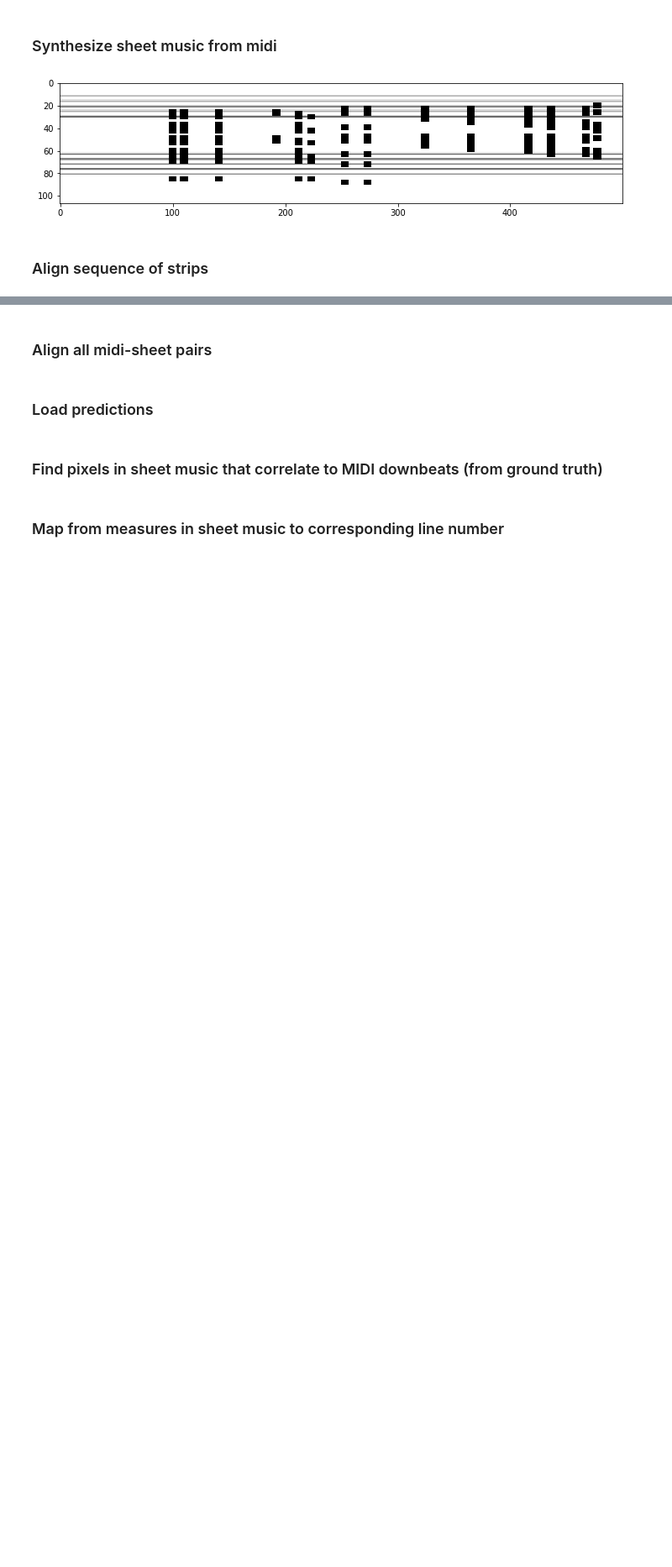
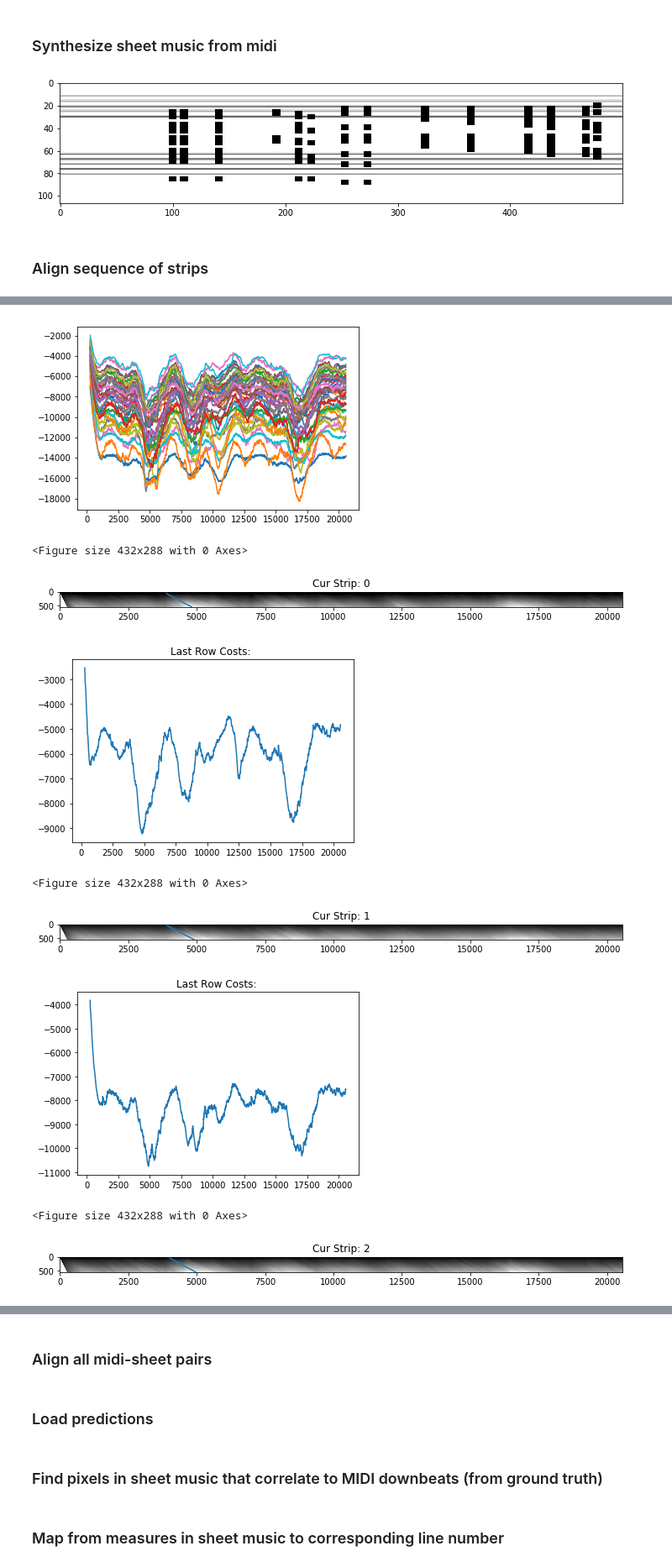
Before and after one commit to nupurb/MIR_Fall2018_Chris_Nupur, a Jupyter notebook: SheetMidiSync/02_SheetMidiSync.ipynb, the cells around one changed output, grey strips where cells are left out. Shown at 84% size. Drawn from its saved outputs; the diff is of its cells as text; code cells hidden in the pictures; blank space fills up the shorter version.

```diff
--- a/SheetMidiSync/02_SheetMidiSync.ipynb
+++ b/SheetMidiSync/02_SheetMidiSync.ipynb
@@ -417,0 +437,26 @@ Cost Block After:  [[-0. -0. -0. ... -0. -0. -0.]
+# %%
+# plotting un-normalized
+for stripIndex in range(len(costMatrices)):
+
+    plt.figure(0)
+    plt.plot(range(endCost.shape[0]), endCost[:, stripIndex, 0], label=str(stripIndex))
+
+    plt.figure()
+    curPath = np.array(warpingPaths[stripIndex])
+    showImage(costMatrices[stripIndex])
+    plt.plot(curPath[:,1], curPath[:, 0])
+    plt.title("Cur Strip: " + str(stripIndex))
+
+    plt.figure()
+    plt.title("Last Row Costs: ")
+    plt.plot(range(endCost.shape[0]), endCost[:, stripIndex, 0])
+# %% [output]
+[figure, added]
+<Figure size 432x288 with 0 Axes>
+[figure, added]
+[figure, added]
+<Figure size 432x288 with 0 Axes>
+[figure, added]
+[figure, added]
+<Figure size 432x288 with 0 Axes>
+[figure, added]
```
Also changed, not shown: parts of 7 cells of this notebook.
